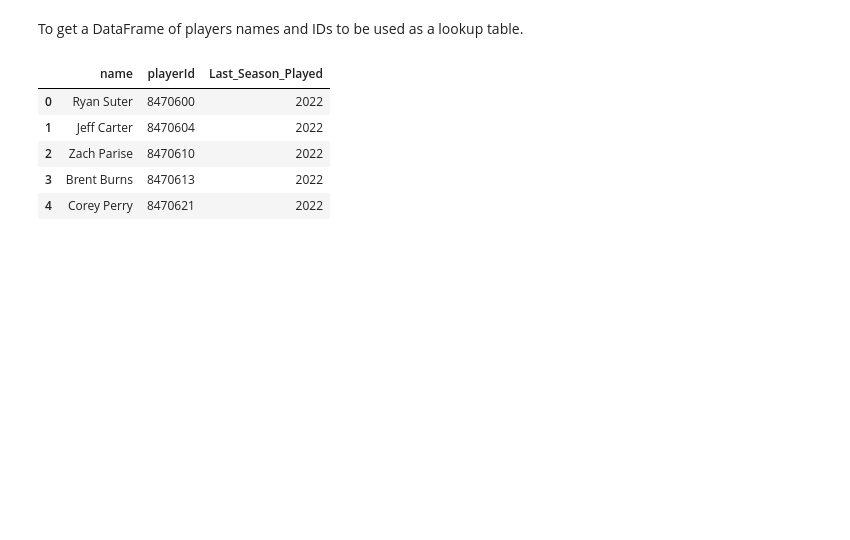
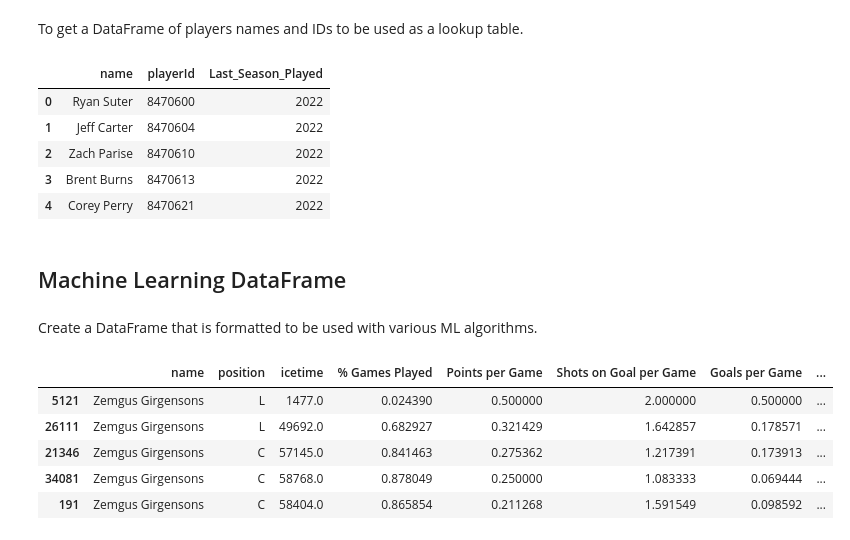
Before and after one commit to nanderson1982/NHL_Player_Analysis, a Jupyter notebook: Notebooks/Points_Per_Game.ipynb, the cells around one changed output. Drawn from its saved outputs; the diff is of its cells as text; code cells hidden in the pictures; blank space fills up the shorter version.

Commit message:
Completed ML DataFrame.

```diff
--- a/Notebooks/Points_Per_Game.ipynb
+++ b/Notebooks/Points_Per_Game.ipynb
@@ -75,6 +75,13 @@ def new_features(df):
     # New column for last season played
     df['Last_Season_Played'] = df.groupby(["playerId"])['season'].transform(np.max)
 
+    df["% Games Played"] = df['games_played'] / 82
+    df["Points per Game"] = df['I_F_points'] / df['games_played']
+    df["Goals per Game"] = df['I_F_goals'] / df['games_played']
+    df["Shots on Goal per Game"] = df['I_F_shotsOnGoal'] / df['games_played']
+    #player_data["Primary Assists per Game"] = player_data['I_F_primaryAssists'] / player_data['games_played']
+    #player_data["Secondary Assists per Game"] = player_data['I_F_secondaryAssists'] / player_data['games_played']
+
     return df
 # %%
 df = new_features(df)
@@ -135,3 +142,22 @@ players.head()
 | 2 | Zach Parise | 8470610 | 2022 |
 | 3 | Brent Burns | 8470613 | 2022 |
 | 4 | Corey Perry | 8470621 | 2022 |
+# %% [markdown]
+## Machine Learning DataFrame
+# %% [markdown]
+Create a DataFrame that is formatted to be used with various ML algorithms.
+# %%
+# DataFrame for ML
+ml_df = df[['name', 'position', 'icetime',
+            '% Games Played', 'Points per Game', 'Shots on Goal per Game',
+            'Goals per Game', 'Shots on Goal per Game'
+          ]].copy()
+
+ml_df.head()
+# %% [output]
+|  | name | position | icetime | % Games Played | Points per Game | Shots on Goal per Game | Goals per Game | ... |
+| 5121 | Zemgus Girgensons | L | 1477.0 | 0.024390 | 0.500000 | 2.000000 | 0.500000 | ... |
+| 26111 | Zemgus Girgensons | L | 49692.0 | 0.682927 | 0.321429 | 1.642857 | 0.178571 | ... |
+| 21346 | Zemgus Girgensons | C | 57145.0 | 0.841463 | 0.275362 | 1.217391 | 0.173913 | ... |
+| 34081 | Zemgus Girgensons | C | 58768.0 | 0.878049 | 0.250000 | 1.083333 | 0.069444 | ... |
+| 191 | Zemgus Girgensons | C | 58404.0 | 0.865854 | 0.211268 | 1.591549 | 0.098592 | ... |
```
Also changed, not shown: parts of 7 cells of this notebook.
